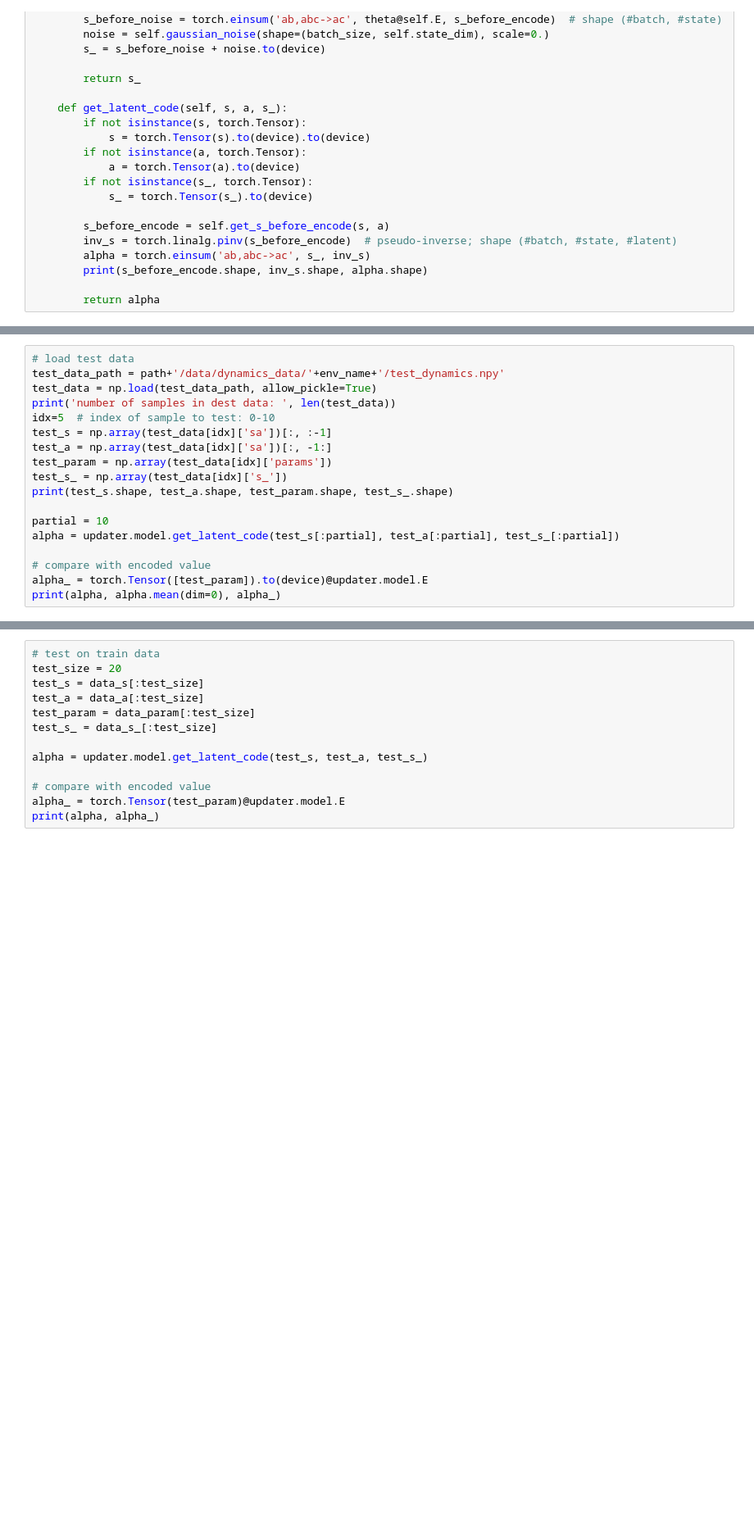
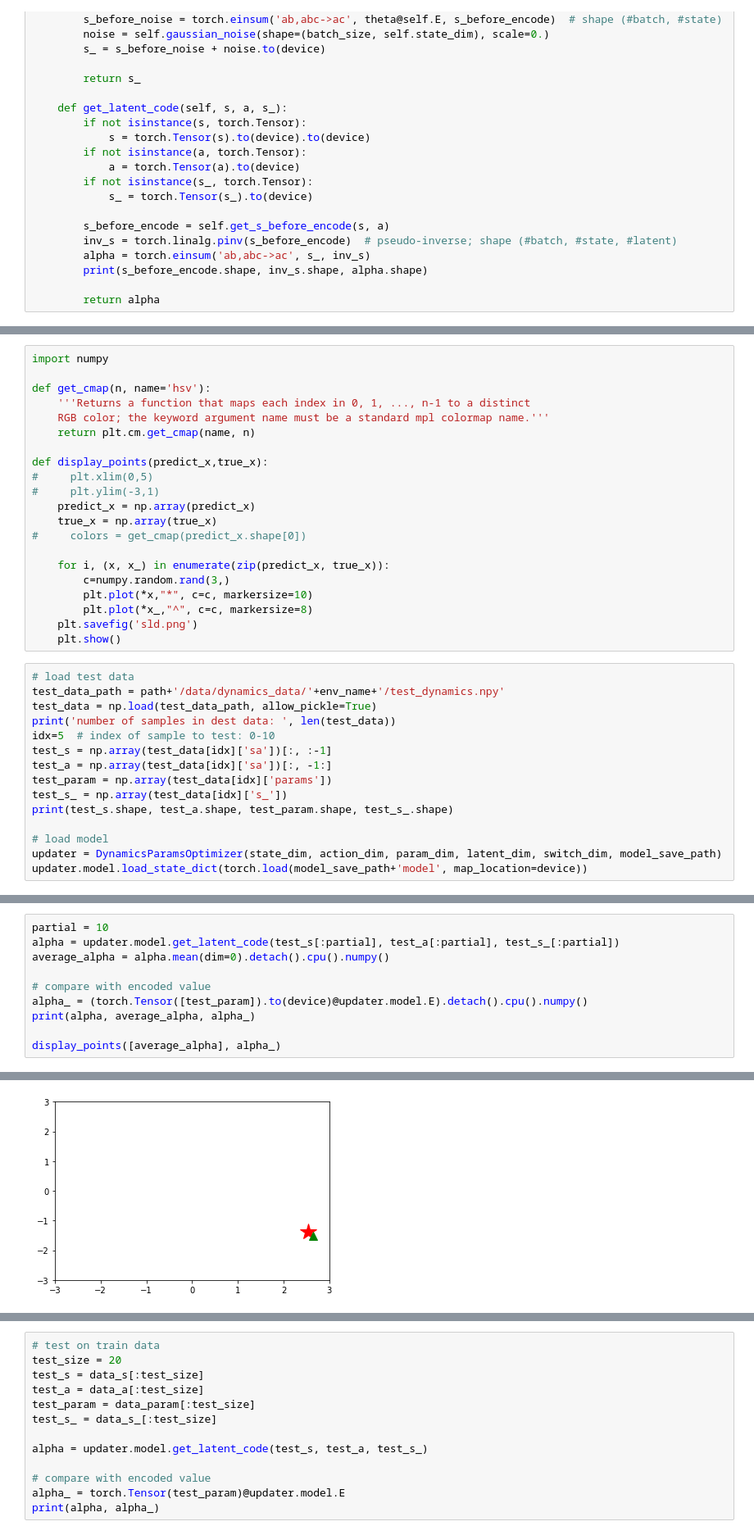
Before and after one commit to quantumiracle/COS513_project, a Jupyter notebook: src/switch_linear/test_dynamics_inverteddoublependulum.ipynb, the cells around one changed output, grey strips where cells are left out. Shown at 82% size. Saved outputs shown, nothing was run; the diff lists cells and outputs as text; blank space fills up the shorter version.

```diff
--- a/src/switch_linear/test_dynamics_inverteddoublependulum.ipynb
+++ b/src/switch_linear/test_dynamics_inverteddoublependulum.ipynb
@@ -176,6 +176,27 @@ epoch: 99600, loss: 0.025930270552635193
 epoch: 99700, loss: 0.02598833478987217
 epoch: 99800, loss: 0.025960534811019897
 epoch: 99900, loss: 0.025544917210936546
+# %%
+import numpy
+
+def get_cmap(n, name='hsv'):
+    '''Returns a function that maps each index in 0, 1, ..., n-1 to a distinct
+    RGB color; the keyword argument name must be a standard mpl colormap name.'''
+    return plt.cm.get_cmap(name, n)
+
+def display_points(predict_x,true_x):
+#     plt.xlim(0,5)
+#     plt.ylim(-3,1)
+    predict_x = np.array(predict_x)
+    true_x = np.array(true_x)
+#     colors = get_cmap(predict_x.shape[0])
+
+    for i, (x, x_) in enumerate(zip(predict_x, true_x)):
+        c=numpy.random.rand(3,)
+        plt.plot(*x,"*", c=c, markersize=10)
+        plt.plot(*x_,"^", c=c, markersize=8)
+    plt.savefig('sld.png')
+    plt.show()
 # %%
 # load test data
 test_data_path = path+'/data/dynamics_data/'+env_name+'/test_dynamics.npy'
@@ -188,12 +209,9 @@ test_param = np.array(test_data[idx]['params'])
 test_s_ = np.array(test_data[idx]['s_'])
 print(test_s.shape, test_a.shape, test_param.shape, test_s_.shape)
 
-partial = 10
-alpha = updater.model.get_latent_code(test_s[:partial], test_a[:partial], test_s_[:partial])
-
-# compare with encoded value
-alpha_ = torch.Tensor([test_param]).to(device)@updater.model.E
-print(alpha, alpha.mean(dim=0), alpha_)
+# load model
+updater = DynamicsParamsOptimizer(state_dim, action_dim, param_dim, latent_dim, switch_dim, model_save_path)
+updater.model.load_state_dict(torch.load(model_save_path+'model', map_location=device))
 # %% [output]
 number of samples in dest data:  10
 (275717, 11) (275717, 1) (5,) (275717, 11)
@@ -210,0 +219,11 @@ tensor([[ 2.8066, -1.7655],
+# %%
+partial = 10
+alpha = updater.model.get_latent_code(test_s[:partial], test_a[:partial], test_s_[:partial])
+average_alpha = alpha.mean(dim=0).detach().cpu().numpy()
+
+# compare with encoded value
+alpha_ = (torch.Tensor([test_param]).to(device)@updater.model.E).detach().cpu().numpy()
+print(alpha, average_alpha, alpha_)
+
+display_points([average_alpha], alpha_)
+# %% [output]
@@ -210,0 +241 @@ tensor([[ 2.8066, -1.7655],
+[figure, added]
```
Also changed, not shown: parts of 8 cells of this notebook, 1 other file.
